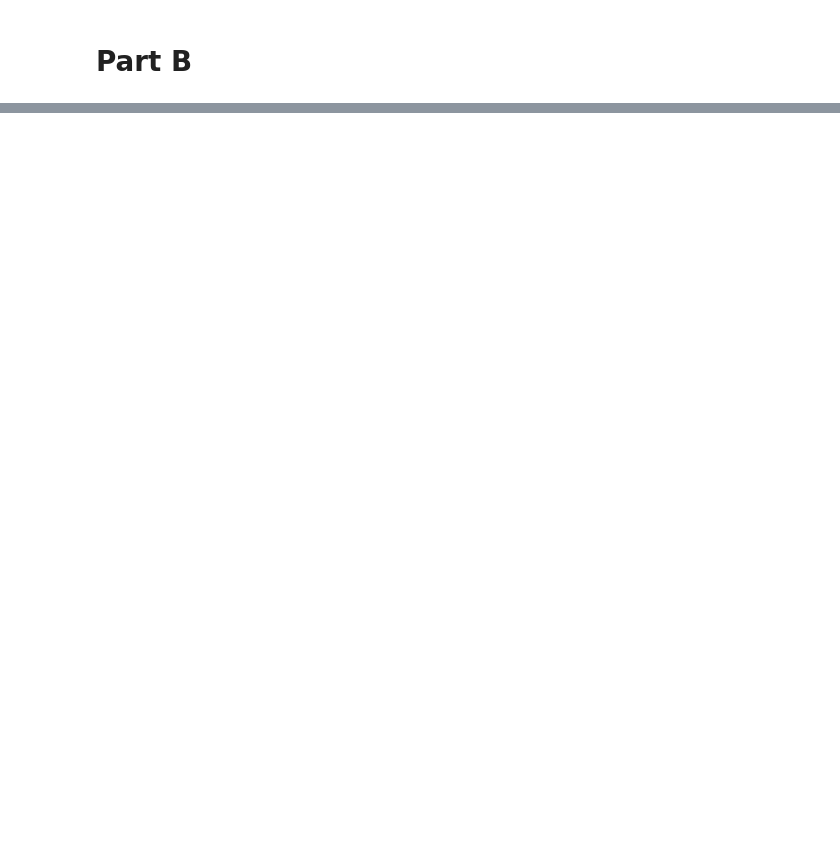
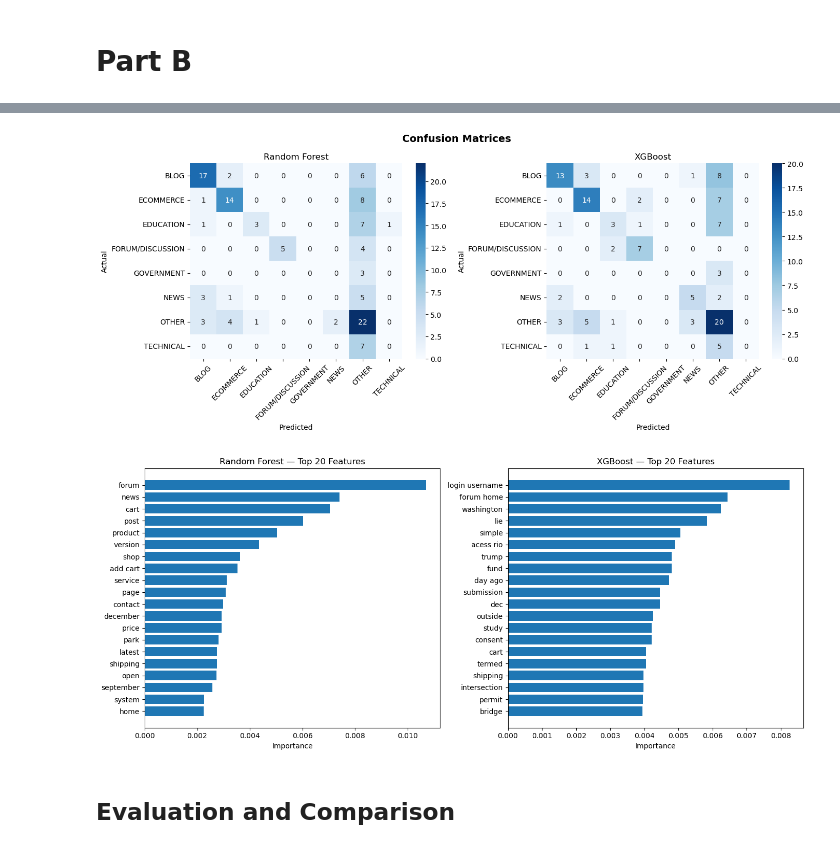
Before and after one commit to Jaee7777/NLP, a Jupyter notebook: hw3/hw3_oh.ipynb, the cells around one changed output, grey strips where cells are left out. Saved outputs shown, nothing was run; the diff lists cells and outputs as text; code cells hidden in the pictures; blank space fills up the shorter version.

```diff
--- a/hw3/hw3_oh.ipynb
+++ b/hw3/hw3_oh.ipynb
@@ -382,0 +576,38 @@ rank
+# %%
+# Confusion Matrices
+y_test_str = le.inverse_transform(y_test)
+
+fig, axes = plt.subplots(1, 2, figsize=(14, 6))
+for ax, res in zip(axes, [rf_results, xgb_results]):
+    cm = confusion_matrix(y_test_str, res["y_pred_str"], labels=str_labels)
+    sns.heatmap(cm, annot=True, fmt="d", cmap="Blues",
+                xticklabels=str_labels, yticklabels=str_labels, ax=ax)
+    ax.set_title(res["model"])
+    ax.set_xlabel("Predicted")
+    ax.set_ylabel("Actual")
+    ax.tick_params(axis='x', rotation=45)
+
+plt.suptitle("Confusion Matrices", fontsize=14, fontweight="bold")
+plt.tight_layout()
+plt.savefig("confusion_matrices.png", dpi=150)
+plt.show()
+
+# Top 20 features
+TOP_N = 20
+feature_names = tfidf.get_feature_names_out()
+
+fig, axes = plt.subplots(1, 2, figsize=(14, 6))
+for ax, model, name in [(axes[0], rf, "Random Forest"), (axes[1], xgb, "XGBoost")]:
+    top_idx = np.argsort(model.feature_importances_)[-TOP_N:]
+    ax.barh(feature_names[top_idx], model.feature_importances_[top_idx])
+    ax.set_title(f"{name} — Top {TOP_N} Features")
+    ax.set_xlabel("Importance")
+
+plt.tight_layout()
+plt.savefig("feature_importances.png", dpi=150)
+plt.show()
+# %% [output]
+[figure, added]
+[figure, added]
+# %% [markdown]
+## Evaluation and Comparison
```
Also changed, not shown: parts of 27 cells of this notebook, 2 other files.
